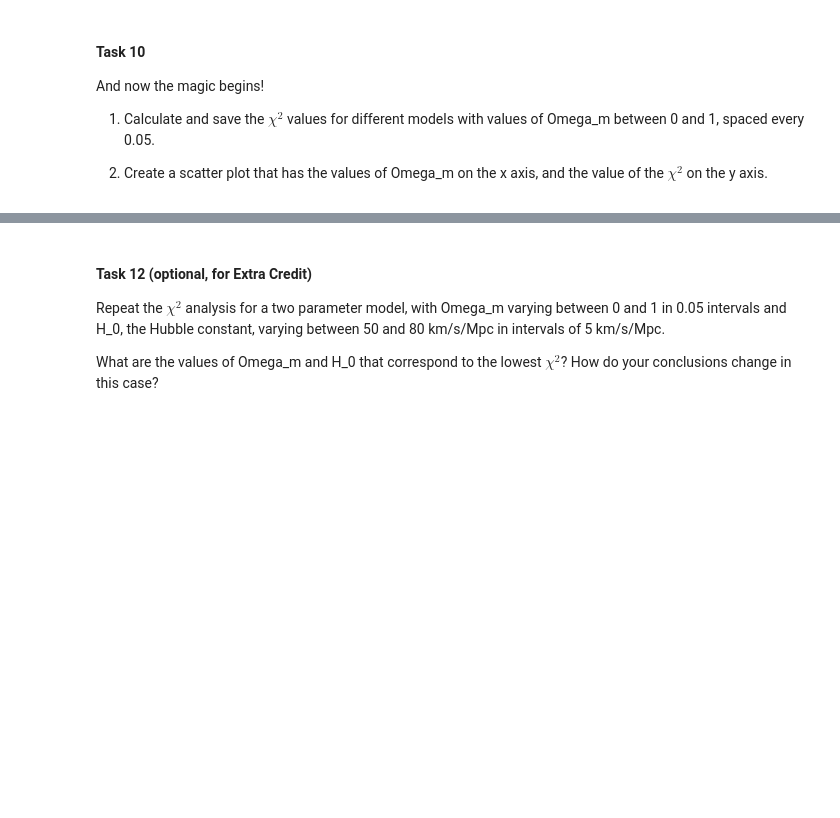
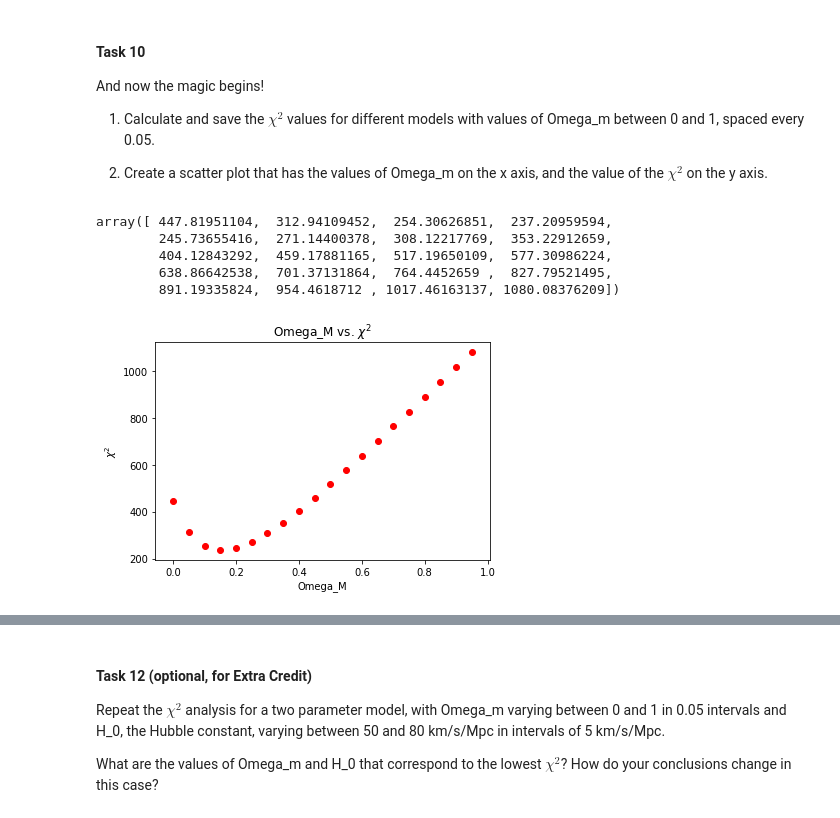
Before and after one commit to cbamedjonekou/cbamedjonekou.github.io, a Jupyter notebook: Labs/PHYS 3600ID-D862 (Machine Learning)/PHYS 3600ID-D862 (Machine Learning) HW 2 Amedjonekou.ipynb, the cells around one changed output, grey strips where cells are left out. Saved outputs shown, nothing was run; the diff lists cells and outputs as text; code cells hidden in the pictures; blank space fills up the shorter version.

```diff
--- a/Labs/PHYS 3600ID-D862 (Machine Learning)/PHYS 3600ID-D862 (Machine Learning) HW 2 Amedjonekou.ipynb
+++ b/Labs/PHYS 3600ID-D862 (Machine Learning)/PHYS 3600ID-D862 (Machine Learning) HW 2 Amedjonekou.ipynb
@@ -110,6 +193,15 @@ Complete the following function:
 def chi2(x,x_err,y):
 
     Write a function that computes the chi2 between a vector containing measurements (x) and their experimental errors (x_err), with respect to a vector of model predictions y
+# %%
+def model(x,m,b):
+    return m*x+b #straight line
+
+def chi2(m,b,x,y,err):
+    """computes the chi2 between a vector containing measurements (x)
+    and their experimental errors (x_err), with respect to a vector
+    of model predictions y """
+    return np.sum(((model(x,m,b) - y)**2)/err**2)
 # %% [markdown]
 #### Task 9
 
@@ -124,3 +220,19 @@ And now the magic begins!
 1. Calculate and save the $\chi^2$ values for different models with values of Omega_m between 0 and 1, spaced every 0.05.
 
 2. Create a scatter plot that has the values of Omega_m on the x axis, and the value of the $\chi^2$ on the y axis.
+# %%
+allchi2 = np.array([chi2(1,0,supernova['d'],LumDist_vectorized(supernova['#z'], omega_m= number),yerr) for number in np.arange(0, 1, 0.05)])
+allchi2
+# %% [output]
+array([ 447.81951104,  312.94109452,  254.30626851,  237.20959594,
+        245.73655416,  271.14400378,  308.12217769,  353.22912659,
+        404.12843292,  459.17881165,  517.19650109,  577.30986224,
+        638.86642538,  701.37131864,  764.4452659 ,  827.79521495,
+        891.19335824,  954.4618712 , 1017.46163137, 1080.08376209])
+# %%
+omegaM = np.arange(0, 1, 0.05)
+fig; ax2 = plt.subplot()
+ax2.scatter(omegaM, allchi2, c='r')
+ax2.set(xlabel= 'Omega_M', ylabel= '$\chi^2$', title= 'Omega_M vs. $\chi^2$');
+# %% [output]
+[figure, added]
```
Also changed, not shown: parts of 20 cells of this notebook, 4 other files.
